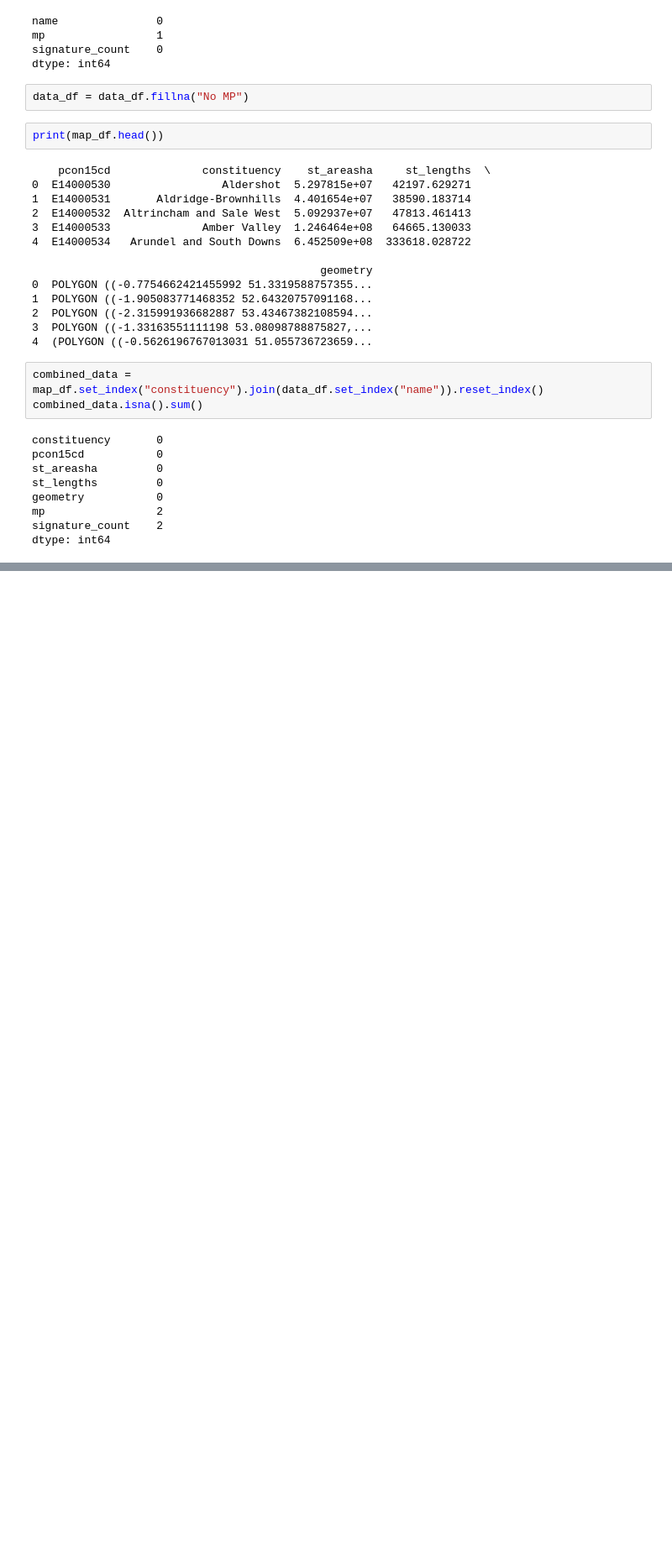
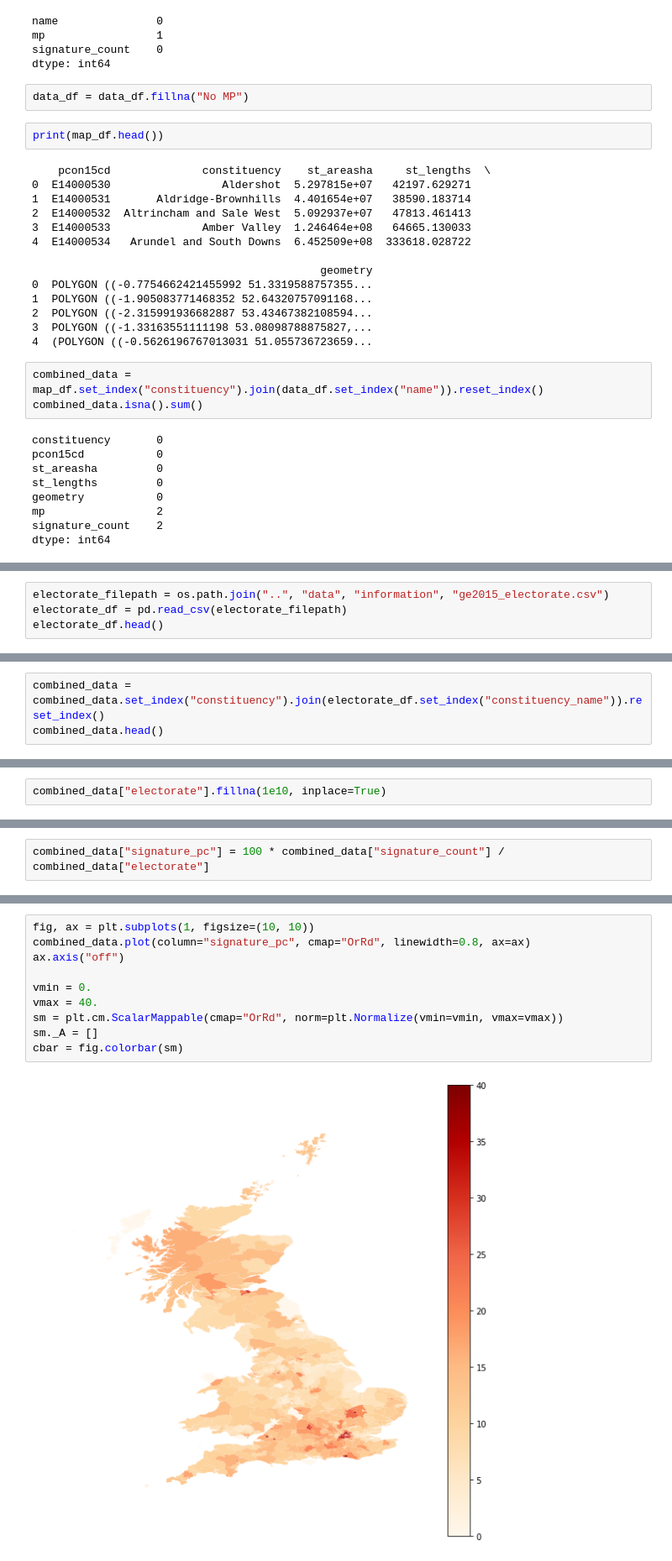
Before and after one commit to TTitcombe/ConstituencyMap, a Jupyter notebook: examples/geopandas_map.ipynb, the cells around one changed output, grey strips where cells are left out. Shown: that part at 84% size. Saved outputs shown, nothing was run; the diff lists cells and outputs as text; blank space fills up the shorter version.

```diff
--- a/examples/geopandas_map.ipynb
+++ b/examples/geopandas_map.ipynb
@@ -74,0 +90,4 @@ ax.axis("off")
+# %%
+electorate_filepath = os.path.join("..", "data", "information", "ge2015_electorate.csv")
+electorate_df = pd.read_csv(electorate_filepath)
+electorate_df.head()
@@ -74,0 +101,3 @@ ax.axis("off")
+# %%
+combined_data = combined_data.set_index("constituency").join(electorate_df.set_index("constituency_name")).reset_index()
+combined_data.head()
@@ -74,0 +123,2 @@ ax.axis("off")
+# %%
+combined_data["electorate"].fillna(1e10, inplace=True)
@@ -74,0 +129,2 @@ ax.axis("off")
+# %%
+combined_data["signature_pc"] = 100 * combined_data["signature_count"] / combined_data["electorate"]
@@ -74,0 +146,12 @@ ax.axis("off")
+# %%
+fig, ax = plt.subplots(1, figsize=(10, 10))
+combined_data.plot(column="signature_pc", cmap="OrRd", linewidth=0.8, ax=ax)
+ax.axis("off")
+
+vmin = 0.
+vmax = 40.
+sm = plt.cm.ScalarMappable(cmap="OrRd", norm=plt.Normalize(vmin=vmin, vmax=vmax))
+sm._A = []
+cbar = fig.colorbar(sm)
+# %% [output]
+[figure, added]
```
Also changed, not shown: parts of 10 cells of this notebook, 3 other files.
